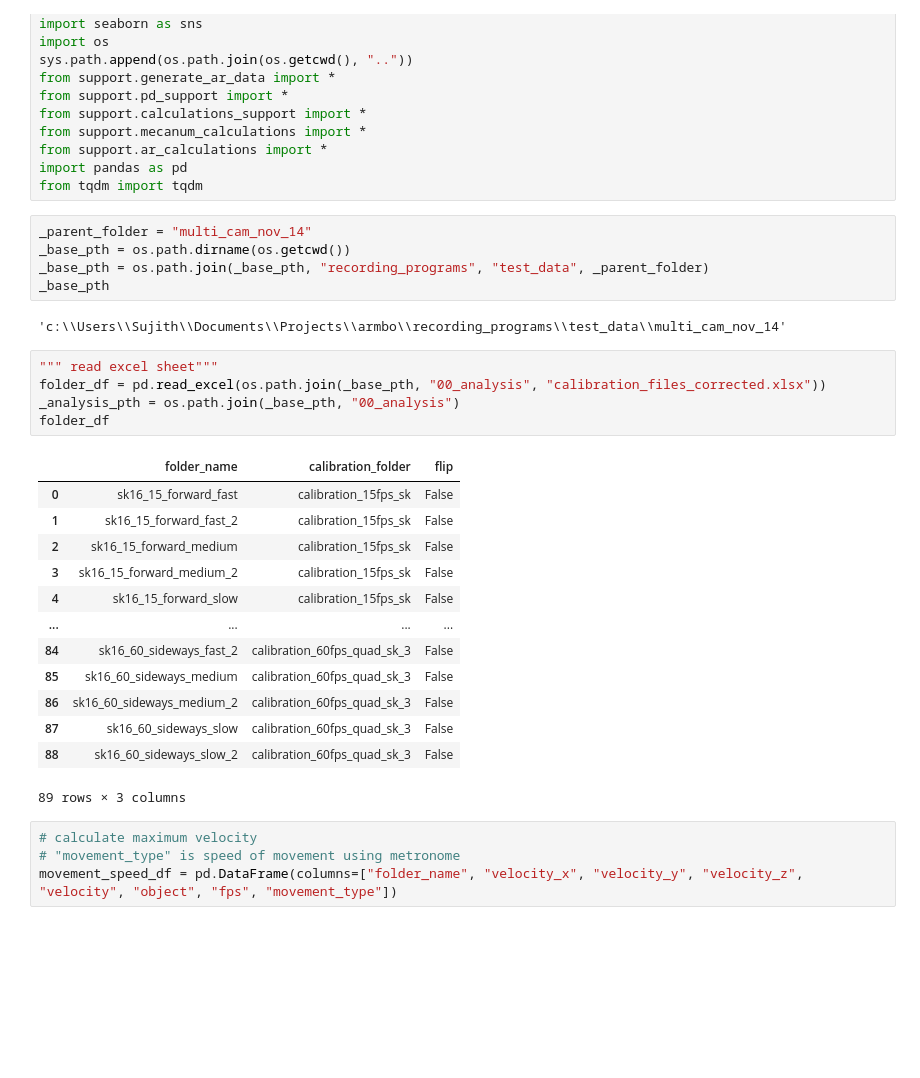
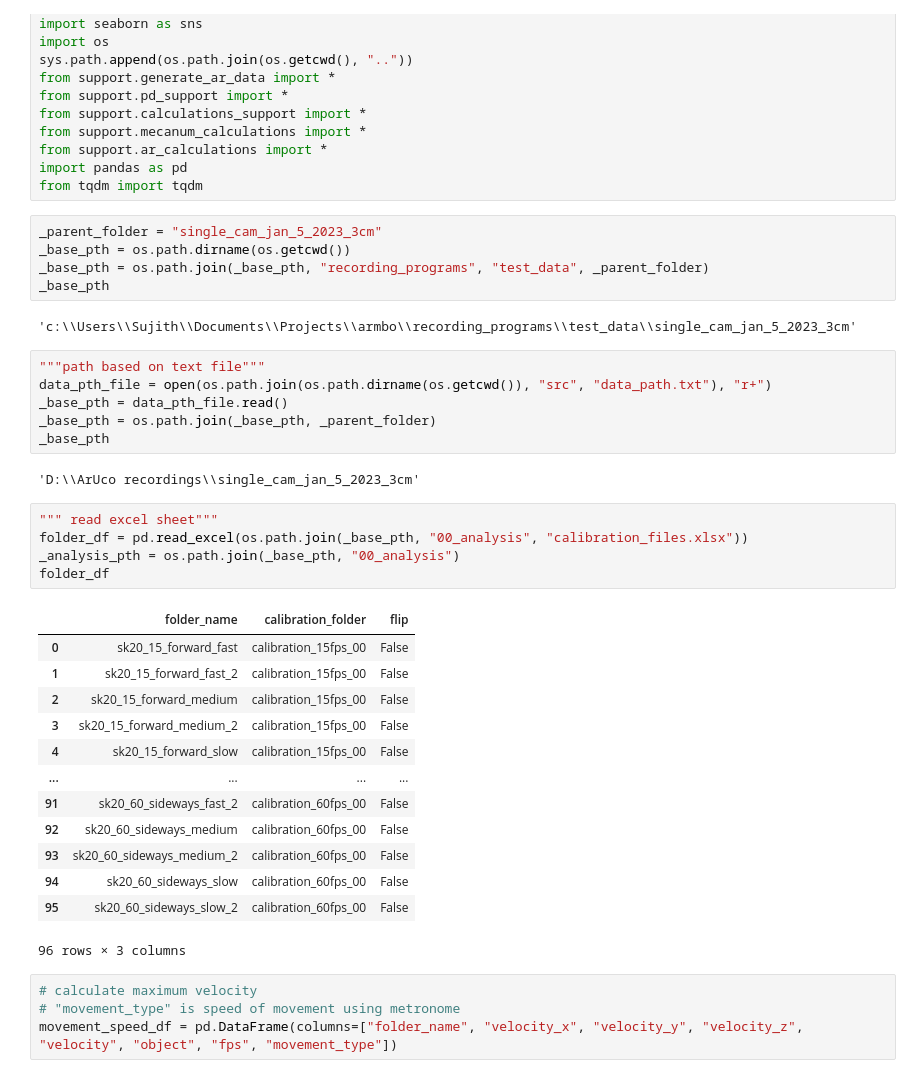
Before and after one commit to SujithChristopher/armbo_preliminary_work, a Jupyter notebook: ipy_notebooks/calculate_max_speed.ipynb, the cells around one changed output. Saved outputs shown, nothing was run; the diff lists cells and outputs as text; blank space fills up the shorter version.

```diff
--- a/ipy_notebooks/calculate_max_speed.ipynb
+++ b/ipy_notebooks/calculate_max_speed.ipynb
@@ -13,31 +13,39 @@ from support.ar_calculations import *
 import pandas as pd
 from tqdm import tqdm
 # %%
-_parent_folder = "multi_cam_nov_14"
+_parent_folder = "single_cam_jan_5_2023_3cm"
 _base_pth = os.path.dirname(os.getcwd())
 _base_pth = os.path.join(_base_pth, "recording_programs", "test_data", _parent_folder)
 _base_pth
 # %% [output]
-'c:\\Users\\Sujith\\Documents\\Projects\\armbo\\recording_programs\\test_data\\multi_cam_nov_14'
+'c:\\Users\\Sujith\\Documents\\Projects\\armbo\\recording_programs\\test_data\\single_cam_jan_5_2023_3cm'
+# %%
+"""path based on text file"""
+data_pth_file = open(os.path.join(os.path.dirname(os.getcwd()), "src", "data_path.txt"), "r+")
+_base_pth = data_pth_file.read()
+_base_pth = os.path.join(_base_pth, _parent_folder)
+_base_pth
+# %% [output]
+'D:\\ArUco recordings\\single_cam_jan_5_2023_3cm'
 # %%
 """ read excel sheet"""
-folder_df = pd.read_excel(os.path.join(_base_pth, "00_analysis", "calibration_files_corrected.xlsx"))
+folder_df = pd.read_excel(os.path.join(_base_pth, "00_analysis", "calibration_files.xlsx"))
 _analysis_pth = os.path.join(_base_pth, "00_analysis")
 folder_df
 # %% [output]
 |  | folder_name | calibration_folder | flip |
-| 0 | sk16_15_forward_fast | calibration_15fps_sk | False |
-| 1 | sk16_15_forward_fast_2 | calibration_15fps_sk | False |
-| 2 | sk16_15_forward_medium | calibration_15fps_sk | False |
-| 3 | sk16_15_forward_medium_2 | calibration_15fps_sk | False |
-| 4 | sk16_15_forward_slow | calibration_15fps_sk | False |
+| 0 | sk20_15_forward_fast | calibration_15fps_00 | False |
+| 1 | sk20_15_forward_fast_2 | calibration_15fps_00 | False |
+| 2 | sk20_15_forward_medium | calibration_15fps_00 | False |
+| 3 | sk20_15_forward_medium_2 | calibration_15fps_00 | False |
+| 4 | sk20_15_forward_slow | calibration_15fps_00 | False |
 | ... | ... | ... | ... |
-| 84 | sk16_60_sideways_fast_2 | calibration_60fps_quad_sk_3 | False |
-| 85 | sk16_60_sideways_medium | calibration_60fps_quad_sk_3 | False |
-| 86 | sk16_60_sideways_medium_2 | calibration_60fps_quad_sk_3 | False |
-| 87 | sk16_60_sideways_slow | calibration_60fps_quad_sk_3 | False |
-| 88 | sk16_60_sideways_slow_2 | calibration_60fps_quad_sk_3 | False |
+| 91 | sk20_60_sideways_fast_2 | calibration_60fps_00 | False |
+| 92 | sk20_60_sideways_medium | calibration_60fps_00 | False |
+| 93 | sk20_60_sideways_medium_2 | calibration_60fps_00 | False |
+| 94 | sk20_60_sideways_slow | calibration_60fps_00 | False |
+| 95 | sk20_60_sideways_slow_2 | calibration_60fps_00 | False |
-89 rows × 3 columns
+96 rows × 3 columns
 # %%
 # calculate maximum velocity
 # "movement_type" is speed of movement using metronome
```
Also changed, not shown: parts of 2 cells of this notebook, 1 other file.
